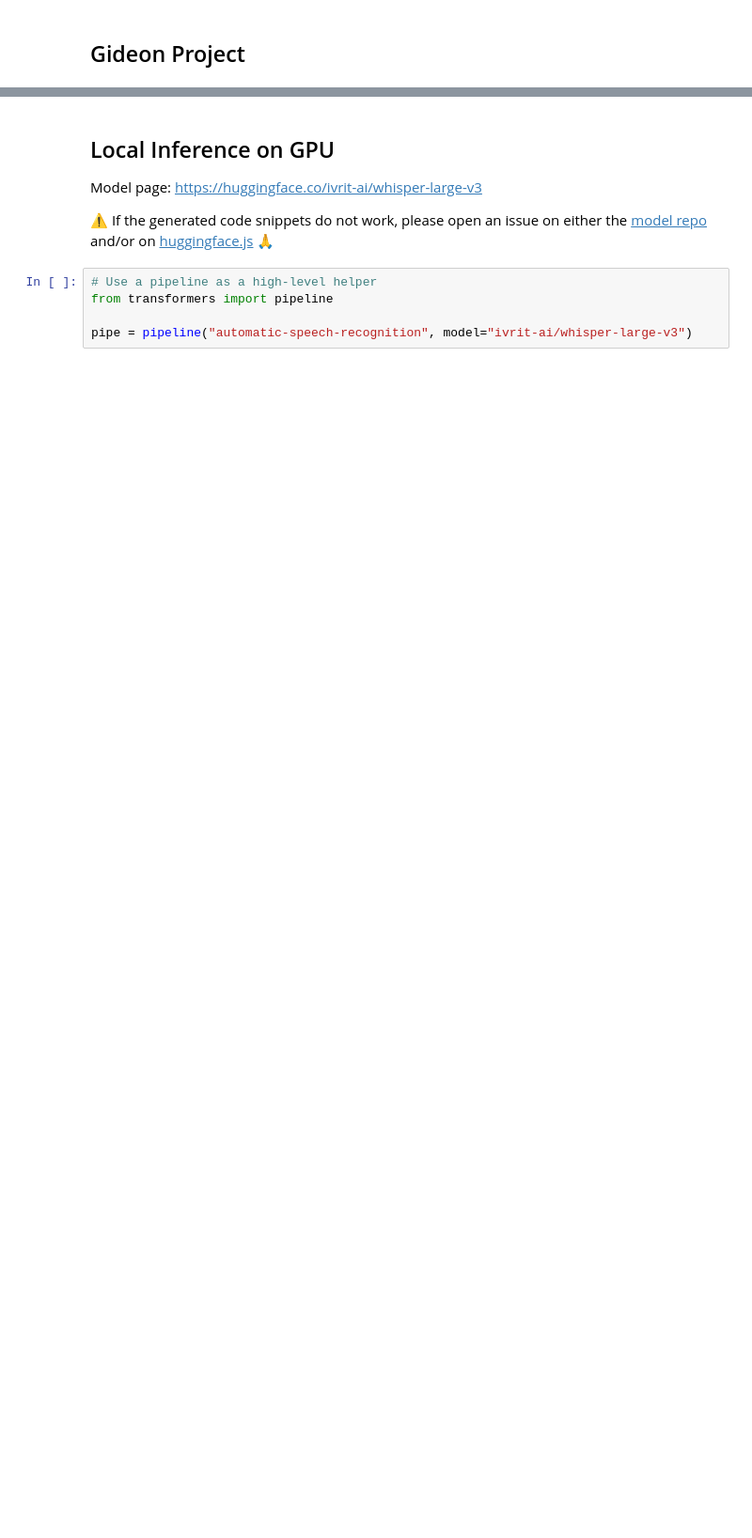
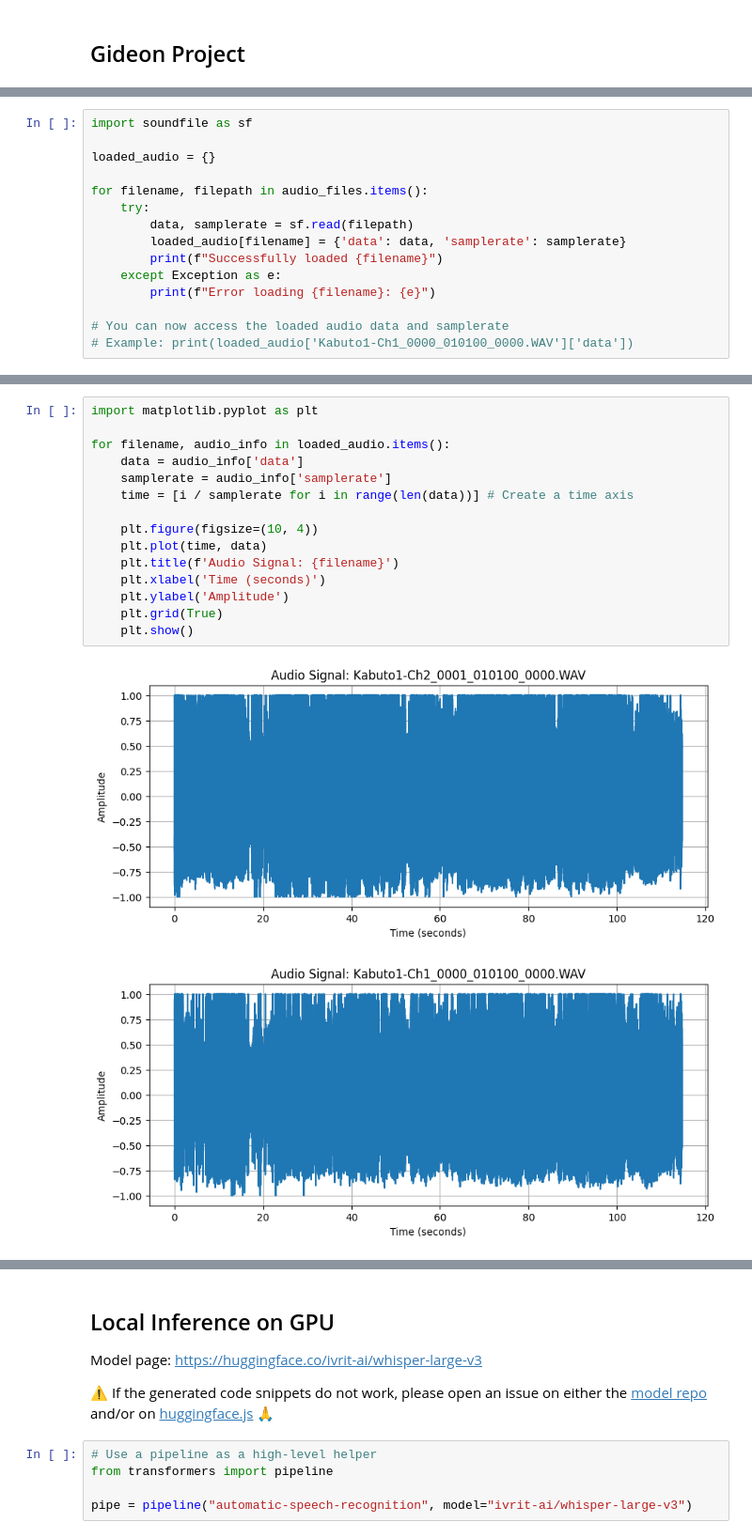
Before and after one commit to borislevant/aiplayground, a Jupyter notebook: whisper_large_v3.ipynb, the cells around one changed output, grey strips where cells are left out. Shown at 94% size. Drawn from its saved outputs; the diff is of its cells as text; blank space fills up the shorter version.

```diff
--- a/whisper_large_v3.ipynb
+++ b/whisper_large_v3.ipynb
@@ -4,0 +26,15 @@
+# %%
+import soundfile as sf
+
+loaded_audio = {}
+
+for filename, filepath in audio_files.items():
+    try:
+        data, samplerate = sf.read(filepath)
+        loaded_audio[filename] = {'data': data, 'samplerate': samplerate}
+        print(f"Successfully loaded {filename}")
+    except Exception as e:
+        print(f"Error loading {filename}: {e}")
+
+# You can now access the loaded audio data and samplerate
+# Example: print(loaded_audio['Kabuto1-Ch1_0000_010100_0000.WAV']['data'])
@@ -4,0 +44,18 @@
+# %%
+import matplotlib.pyplot as plt
+
+for filename, audio_info in loaded_audio.items():
+    data = audio_info['data']
+    samplerate = audio_info['samplerate']
+    time = [i / samplerate for i in range(len(data))] # Create a time axis
+
+    plt.figure(figsize=(10, 4))
+    plt.plot(time, data)
+    plt.title(f'Audio Signal: {filename}')
+    plt.xlabel('Time (seconds)')
+    plt.ylabel('Amplitude')
+    plt.grid(True)
+    plt.show()
+# %% [output]
+[figure, added]
+[figure, added]
```
Also changed, not shown: parts of 24 cells of this notebook.
